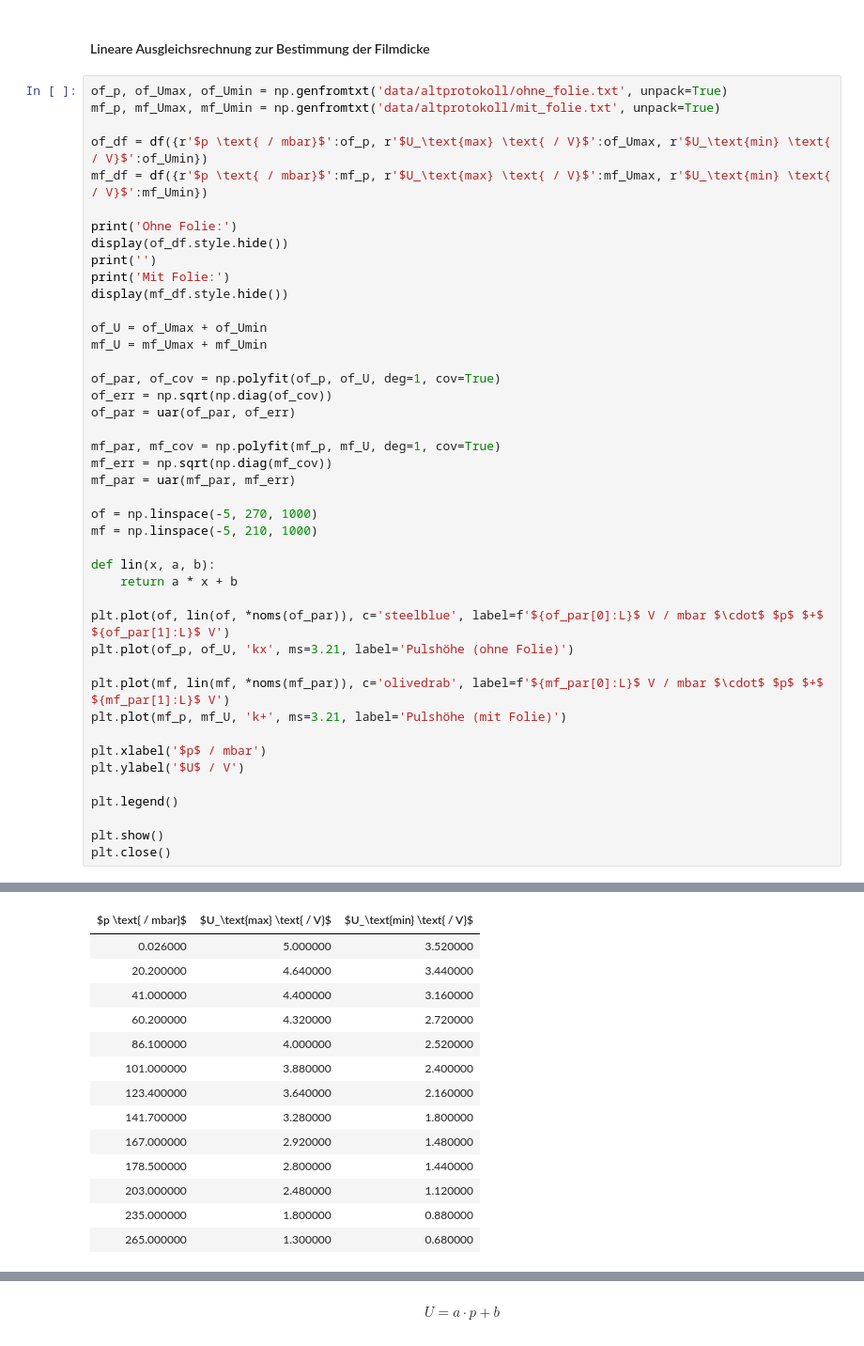
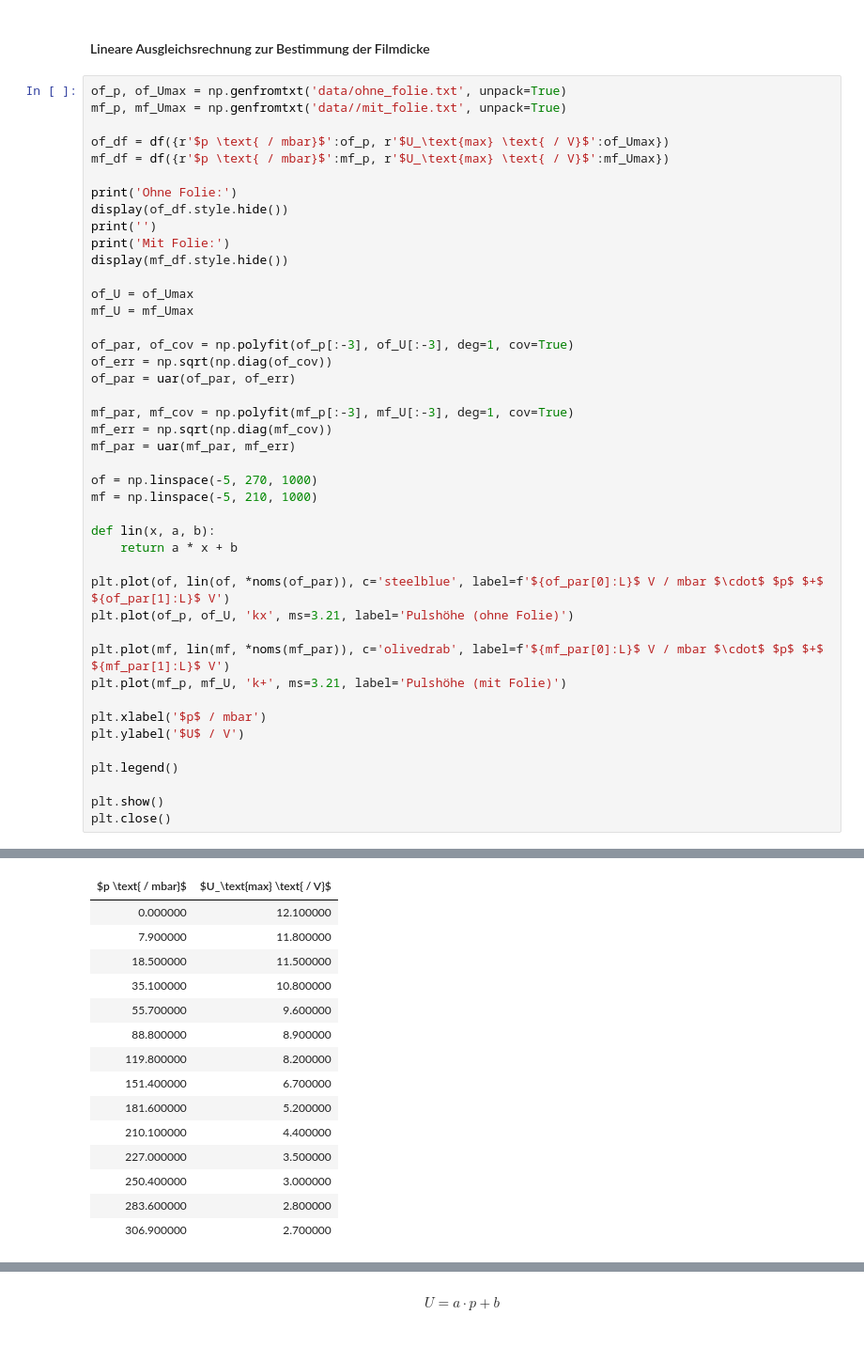
Before and after one commit to frtza/advancedlaboratory, a Jupyter notebook: V16/note.ipynb, the cells around one changed output, grey strips where cells are left out. Shown at 94% size. Cells and saved outputs as stored; diff of their text form.

```diff
--- a/V16/note.ipynb
+++ b/V16/note.ipynb
@@ -136,11 +137,11 @@ plt.close()
 # %% [markdown]
 #### Lineare Ausgleichsrechnung zur Bestimmung der Filmdicke
 # %%
-of_p, of_Umax, of_Umin = np.genfromtxt('data/altprotokoll/ohne_folie.txt', unpack=True)
-mf_p, mf_Umax, mf_Umin = np.genfromtxt('data/altprotokoll/mit_folie.txt', unpack=True)
+of_p, of_Umax = np.genfromtxt('data/ohne_folie.txt', unpack=True)
+mf_p, mf_Umax = np.genfromtxt('data//mit_folie.txt', unpack=True)
 
-of_df = df({r'$p \text{ / mbar}$':of_p, r'$U_\text{max} \text{ / V}$':of_Umax, r'$U_\text{min} \text{ / V}$':of_Umin})
-mf_df = df({r'$p \text{ / mbar}$':mf_p, r'$U_\text{max} \text{ / V}$':mf_Umax, r'$U_\text{min} \text{ / V}$':mf_Umin})
+of_df = df({r'$p \text{ / mbar}$':of_p, r'$U_\text{max} \text{ / V}$':of_Umax})
+mf_df = df({r'$p \text{ / mbar}$':mf_p, r'$U_\text{max} \text{ / V}$':mf_Umax})
 
 print('Ohne Folie:')
 display(of_df.style.hide())
@@ -148,50 +149,51 @@ print('')
 print('Mit Folie:')
 display(mf_df.style.hide())
 
-of_U = of_Umax + of_Umin
-mf_U = mf_Umax + mf_Umin
+of_U = of_Umax
+mf_U = mf_Umax
 
-of_par, of_cov = np.polyfit(of_p, of_U, deg=1, cov=True)
+of_par, of_cov = np.polyfit(of_p[:-3], of_U[:-3], deg=1, cov=True)
 of_err = np.sqrt(np.diag(of_cov))
 of_par = uar(of_par, of_err)
 
-mf_par, mf_cov = np.polyfit(mf_p, mf_U, deg=1, cov=True)
+mf_par, mf_cov = np.polyfit(mf_p[:-3], mf_U[:-3], deg=1, cov=True)
 mf_err = np.sqrt(np.diag(mf_cov))
 mf_par = uar(mf_par, mf_err)
 
 of = np.linspace(-5, 270, 1000)
 mf = np.linspace(-5, 210, 1000)
 
 def lin(x, a, b):
     return a * x + b
 
 plt.plot(of, lin(of, *noms(of_par)), c='steelblue', label=f'${of_par[0]:L}$ V / mbar $\cdot$ $p$ $+$ ${of_par[1]:L}$ V')
 plt.plot(of_p, of_U, 'kx', ms=3.21, label='Pulshöhe (ohne Folie)')
 
 plt.plot(mf, lin(mf, *noms(mf_par)), c='olivedrab', label=f'${mf_par[0]:L}$ V / mbar $\cdot$ $p$ $+$ ${mf_par[1]:L}$ V')
 plt.plot(mf_p, mf_U, 'k+', ms=3.21, label='Pulshöhe (mit Folie)')
 
 plt.xlabel('$p$ / mbar')
 plt.ylabel('$U$ / V')
 
 plt.legend()
 
 plt.show()
 plt.close()
 # %% [output]
 Ohne Folie:
-| $p \text{ / mbar}$ | $U_\text{max} \text{ / V}$ | $U_\text{min} \text{ / V}$ |
-| 0.026000 | 5.000000 | 3.520000 |
-| 20.200000 | 4.640000 | 3.440000 |
-| 41.000000 | 4.400000 | 3.160000 |
-| 60.200000 | 4.320000 | 2.720000 |
-| 86.100000 | 4.000000 | 2.520000 |
-| 101.000000 | 3.880000 | 2.400000 |
-| 123.400000 | 3.640000 | 2.160000 |
-| 141.700000 | 3.280000 | 1.800000 |
-| 167.000000 | 2.920000 | 1.480000 |
-| 178.500000 | 2.800000 | 1.440000 |
-| 203.000000 | 2.480000 | 1.120000 |
-| 235.000000 | 1.800000 | 0.880000 |
-| 265.000000 | 1.300000 | 0.680000 |
+| $p \text{ / mbar}$ | $U_\text{max} \text{ / V}$ |
+| 0.000000 | 12.100000 |
+| 7.900000 | 11.800000 |
+| 18.500000 | 11.500000 |
+| 35.100000 | 10.800000 |
+| 55.700000 | 9.600000 |
+| 88.800000 | 8.900000 |
+| 119.800000 | 8.200000 |
+| 151.400000 | 6.700000 |
+| 181.600000 | 5.200000 |
+| 210.100000 | 4.400000 |
+| 227.000000 | 3.500000 |
+| 250.400000 | 3.000000 |
+| 283.600000 | 2.800000 |
+| 306.900000 | 2.700000 |
 Mit Folie:
```
Also changed, not shown: parts of 4 cells of this notebook, 3 other files.
